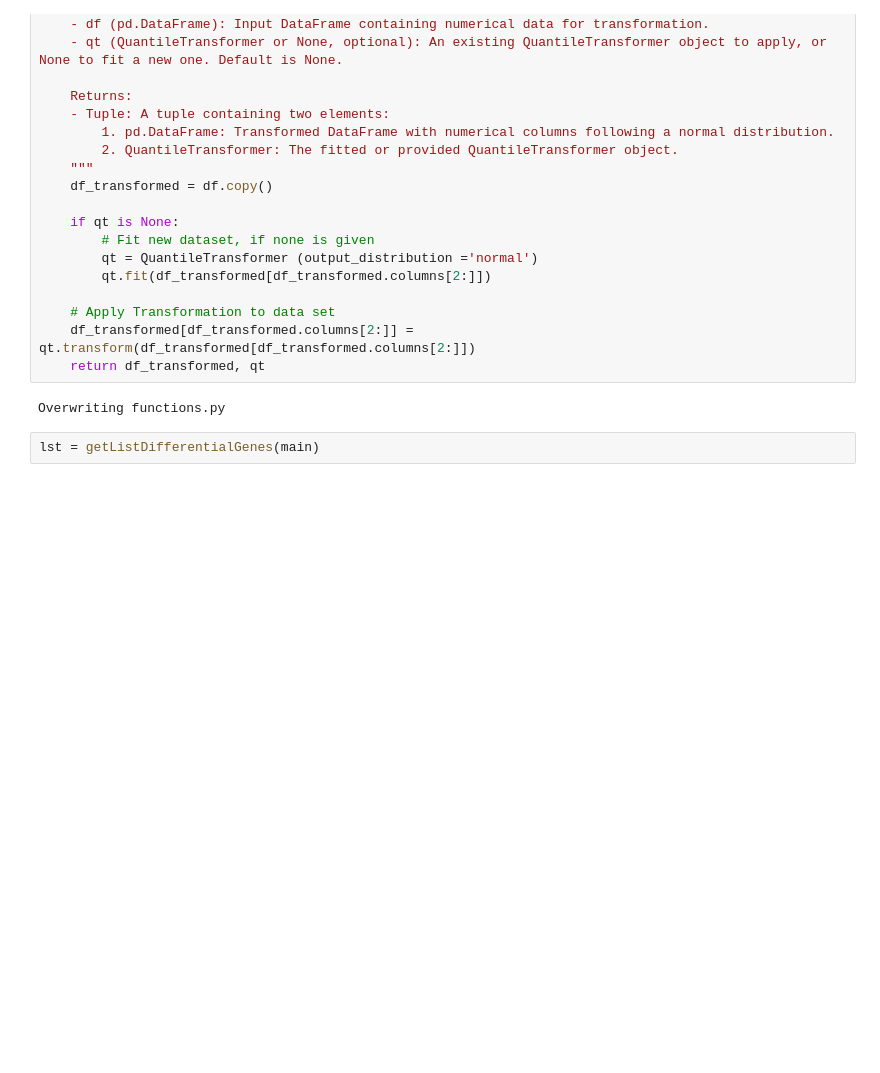
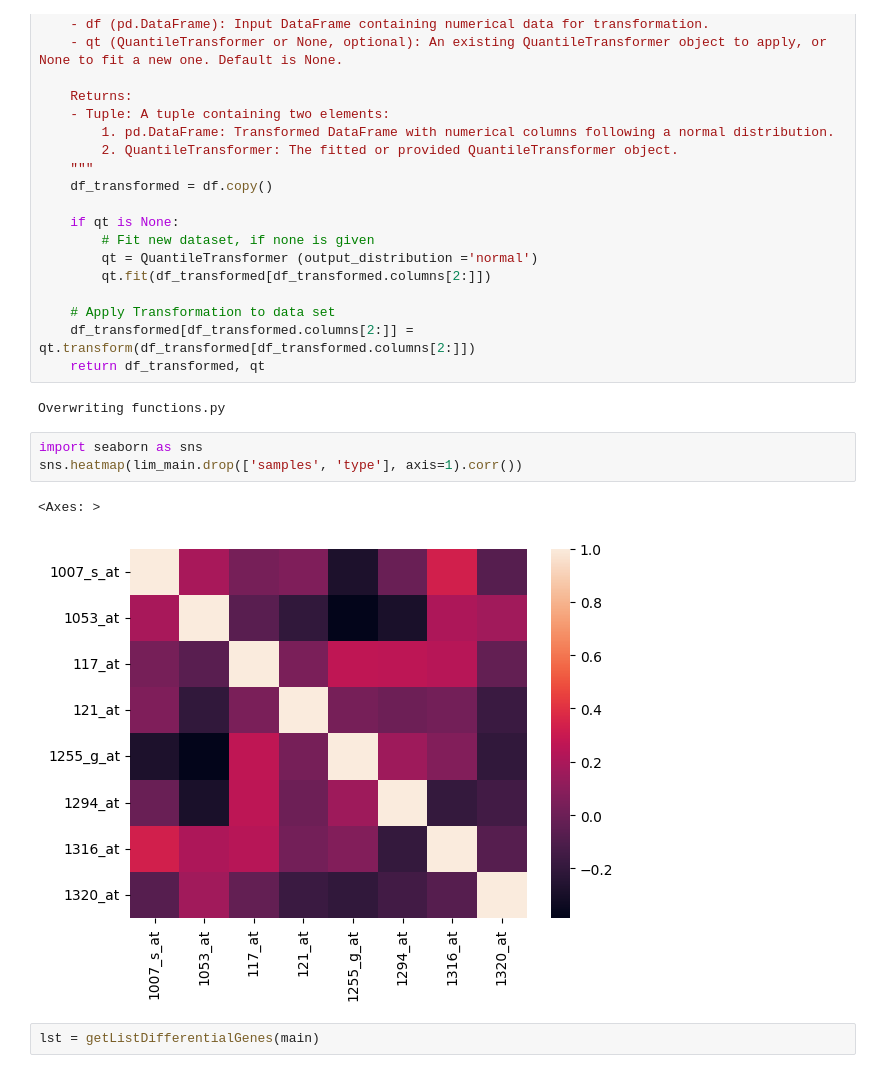
Before and after one commit to Natalia-Rodrigo/Mid_bootcam_project, a Jupyter notebook: notebooks/cleaning_functions.ipynb, the cells around one changed output. Saved outputs shown, nothing was run; the diff lists cells and outputs as text; blank space fills up the shorter version.

```diff
--- a/notebooks/cleaning_functions.ipynb
+++ b/notebooks/cleaning_functions.ipynb
@@ -328,6 +328,12 @@ def quantileTransformer(df:pd.DataFrame, qt = None):
     return df_transformed, qt
 # %% [output]
 Overwriting functions.py
+# %%
+import seaborn as sns
+sns.heatmap(lim_main.drop(['samples', 'type'], axis=1).corr())
+# %% [output]
+<Axes: >
+[figure, added]
 # %%
 lst = getListDifferentialGenes(main)
 # %%
```
Also changed, not shown: 1 other file.
